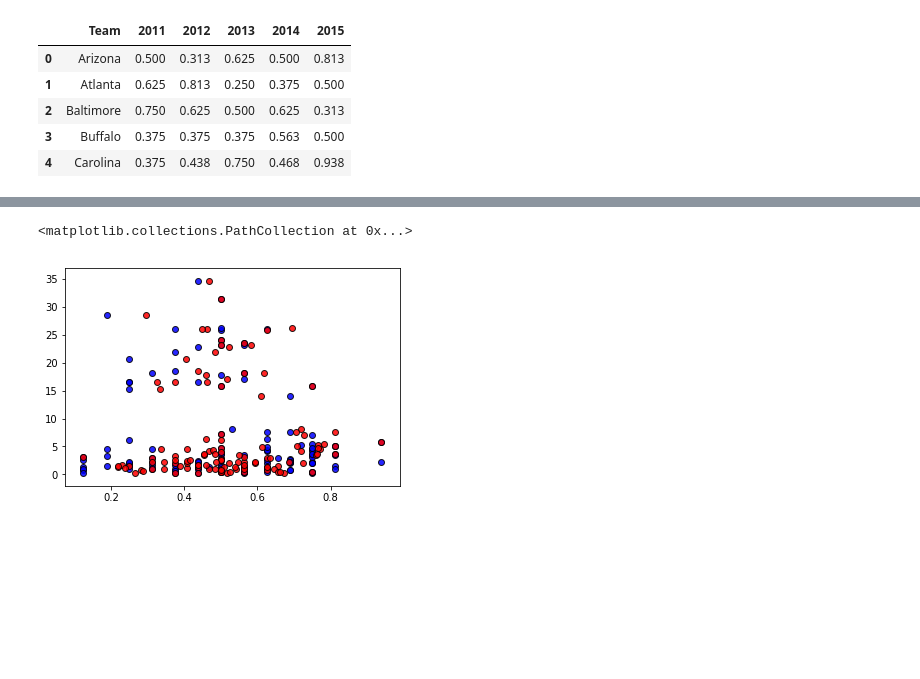
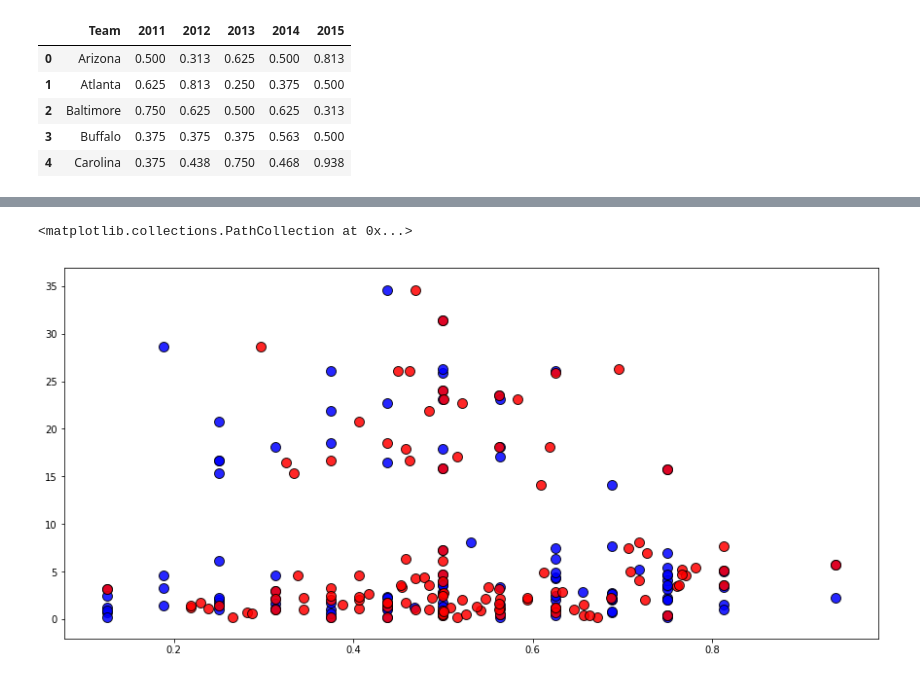
Before and after one commit to erictuscanes/Group-Project, a Jupyter notebook: Untitled.ipynb, the cells around one changed output, grey strips where cells are left out. Saved outputs shown, nothing was run; the diff lists cells and outputs as text; code cells hidden in the pictures; blank space fills up the shorter version.

```diff
--- a/Untitled.ipynb
+++ b/Untitled.ipynb
@@ -74,35 +156,36 @@ plt.scatter(set2015['2015'],set2015['arrests'], marker='o',facecolors='red',edge
 # %%
 homeArrests = rollingData[["season","home_team","arrests"]]
 homeArrests = homeArrests.rename(columns = {'home_team':"Team"})
 fullSet = pd.merge(homeArrests,recData,how = 'left', on = 'Team')
 fullSet= fullSet.groupby(['season','Team']).mean().dropna().reset_index()
 set2011= fullSet.loc[fullSet['season'] == 2011]
 set2012= fullSet.loc[fullSet['season'] == 2012]
 set2013= fullSet.loc[fullSet['season'] == 2013]
 set2014= fullSet.loc[fullSet['season'] == 2014]
 set2015= fullSet.loc[fullSet['season'] == 2015]
-plt.scatter(set2011['2011'],set2011['arrests'], marker='o',facecolors='blue',edgecolors='black', label = "2011", alpha = 0.85)
-plt.scatter(set2012['2012'],set2012['arrests'], marker='o',facecolors='blue',edgecolors='black', label = "2012", alpha = 0.85)
-plt.scatter(set2013['2013'],set2013['arrests'], marker='o',facecolors='blue',edgecolors='black', label = "2013", alpha = 0.85)
-plt.scatter(set2014['2014'],set2014['arrests'], marker='o',facecolors='blue',edgecolors='black', label = "2014", alpha = 0.85)
-plt.scatter(set2015['2015'],set2015['arrests'], marker='o',facecolors='blue',edgecolors='black', label = "2015", alpha = 0.85)
+fig, ax = plt.subplots(figsize=(15,7))
+plt.scatter(set2011['2011'],set2011['arrests'], marker='o', s = 100, facecolors='blue',edgecolors='black', label = "Rolling Average", alpha = 0.85)
+plt.scatter(set2012['2012'],set2012['arrests'], marker='o', s = 100, facecolors='blue',edgecolors='black', label = "Rolling Average", alpha = 0.85)
+plt.scatter(set2013['2013'],set2013['arrests'], marker='o', s = 100, facecolors='blue',edgecolors='black', label = "Rolling Average", alpha = 0.85)
+plt.scatter(set2014['2014'],set2014['arrests'], marker='o', s = 100, facecolors='blue',edgecolors='black', label = "Rolling Average", alpha = 0.85)
+plt.scatter(set2015['2015'],set2015['arrests'], marker='o', s = 100, facecolors='blue',edgecolors='black', label = "Rolling Average", alpha = 0.85)
 homeArrests = rollingData[["season","home_team","arrests"]]
 homeArrests = homeArrests.rename(columns = {'home_team':"Team"})
 fullSet = pd.merge(homeArrests,rollingRecord,how = 'left', on = 'Team')
 fullSet= fullSet.groupby(['season','Team']).mean().dropna().reset_index()
 set2011= fullSet.loc[fullSet['season'] == 2011]
 set2012= fullSet.loc[fullSet['season'] == 2012]
 set2013= fullSet.loc[fullSet['season'] == 2013]
 set2014= fullSet.loc[fullSet['season'] == 2014]
 set2015= fullSet.loc[fullSet['season'] == 2015]
-plt.scatter(set2011['2011Rec'],set2011['arrests'], marker='o',facecolors='red',edgecolors='black', label = "2011", alpha = 0.85)
-plt.scatter(set2012['2012Rec'],set2012['arrests'], marker='o',facecolors='red',edgecolors='black', label = "2012", alpha = 0.85)
-plt.scatter(set2013['2013Rec'],set2013['arrests'], marker='o',facecolors='red',edgecolors='black', label = "2013", alpha = 0.85)
-plt.scatter(set2014['2014Rec'],set2014['arrests'], marker='o',facecolors='red',edgecolors='black', label = "2014", alpha = 0.85)
-plt.scatter(set2015['2015Rec'],set2015['arrests'], marker='o',facecolors='red',edgecolors='black', label = "2015", alpha = 0.85)
+plt.scatter(set2011['2011Rec'],set2011['arrests'], marker='o', s = 100, facecolors='red',edgecolors='black', alpha = 0.85)
+plt.scatter(set2012['2012Rec'],set2012['arrests'], marker='o', s = 100, facecolors='red',edgecolors='black', label = "Record", alpha = 0.85)
+plt.scatter(set2013['2013Rec'],set2013['arrests'], marker='o', s = 100, facecolors ='red',edgecolors='black', label = "Record", alpha = 0.85)
+plt.scatter(set2014['2014Rec'],set2014['arrests'], marker='o', s = 100, facecolors='red',edgecolors='black', label = "Record", alpha = 0.85)
+plt.scatter(set2015['2015Rec'],set2015['arrests'], marker='o', s = 100, facecolors='red',edgecolors='black', label = "Record", alpha = 0.85)
 # %% [output]
 <matplotlib.collections.PathCollection at 0x...>
-[figure, old version]
+[figure, new version]
 # %%
 homeArrests = rollingData[['home_team','arrests']]
 homeArrests = homeArrests.rename(columns = {"home_team":"team"})
```
Also changed, not shown: parts of 13 cells of this notebook.
